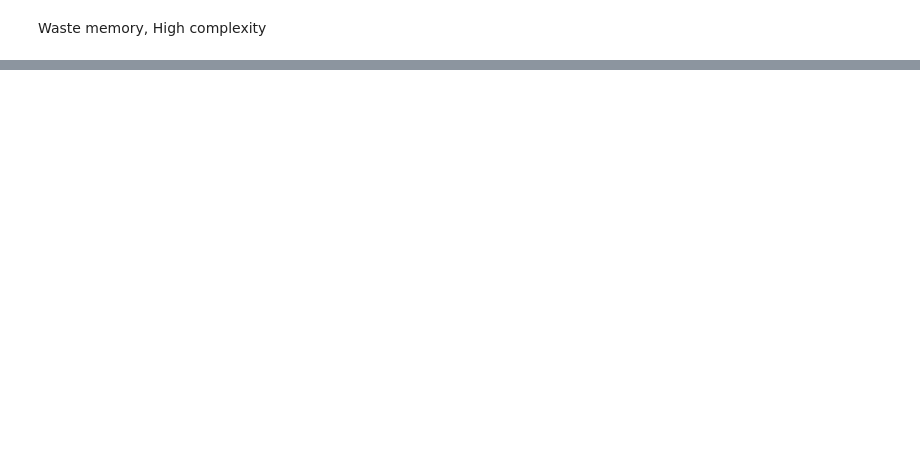
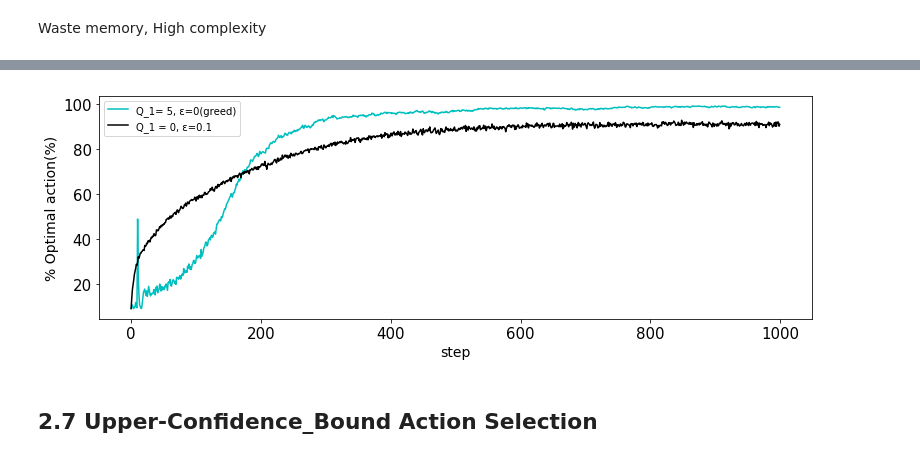
Before and after one commit to backgom2357/RL_Introduction_examples_sutton, a Jupyter notebook: greedy_action_selection.ipynb, the cells around one changed output, grey strips where cells are left out. Cells and saved outputs as stored; diff of their text form; code cells hidden in the pictures; blank space fills up the shorter version.

```diff
--- a/greedy_action_selection.ipynb
+++ b/greedy_action_selection.ipynb
@@ -10,7 +12,7 @@ import matplotlib.pyplot as plt
 plt.rcParams['axes.labelsize'] = 14
 plt.rcParams['xtick.labelsize'] = 15
 plt.rcParams['ytick.labelsize'] = 15
-plt.rcParams["figure.figsize"] = (10,4)
+plt.rcParams["figure.figsize"] = (11,4)
 
 plt.rcParams['axes.unicode_minus'] = False
 
@@ -178,7 +180,7 @@ def argmax(array):
 
 STEP = 1000
 RUN = 2000
-NUM_OF_ACTION = 20
+NUM_OF_ACTION = 10
 
 q_rewards = []
 for _ in range(NUM_OF_ACTION):
@@ -214,7 +216,7 @@ for i in tqdm_notebook(range(RUN)):
         if A == optimal_action:
             g_OPTIMAL_ACTIONS[t] += 1/RUN*100
 
-    # e = 0.1
+    # ε = 0.1
     Q = [0]*NUM_OF_ACTION
     N = [0]*NUM_OF_ACTION
 
@@ -228,7 +230,7 @@ for i in tqdm_notebook(range(RUN)):
         if A == optimal_action:
             e01_OPTIMAL_ACTIONS[t] += 1/RUN*100
 
-    # e = 0.01
+    # ε = 0.01
     Q = [0]*NUM_OF_ACTION
     N = [0]*NUM_OF_ACTION
 
@@ -259,0 +258,27 @@ plt.show()
+# %%
+def bandit(action):
+    return np.random.normal(q_rewards[action],1)
+
+def action_selection(t, q, epsilon = 0):
+
+    rand = np.random.rand(1)[0]
+
+    if t <= 0 or epsilon >= rand:
+        return np.random.choice(NUM_OF_ACTION,1)[0]
+    else:
+        return argmax(q)
+
+def argmax(array):
+    top_index = [0]
+    top = array[0]
+
+    for i in range(1,len(array)):
+        if array[i] > top:
+            top_index = [i]
+            top = array[i]
+        elif array[i] == top:
+            top_index.append(i)
+
+    np.random.shuffle(top_index)
+
+    return top_index[0]
@@ -259,0 +333,11 @@ plt.show()
+# %%
+plt.plot(np.arange(STEP), g_OPTIMAL_ACTIONS, 'c-', np.arange(STEP), e01_OPTIMAL_ACTIONS,'k-')
+plt.legend(["Q_1= 5, ε=0(greed)", "Q_1 = 0, ε=0.1"])
+plt.xlabel("step")
+plt.ylabel("% Optimal action(%)")
+save_fig("optimistic_initial_value_%Optimal_action")
+plt.show()
+# %% [output]
+[figure, added]
+# %% [markdown]
+## 2.7 Upper-Confidence_Bound Action Selection
```
Also changed, not shown: parts of 12 cells of this notebook, 4 other files.
